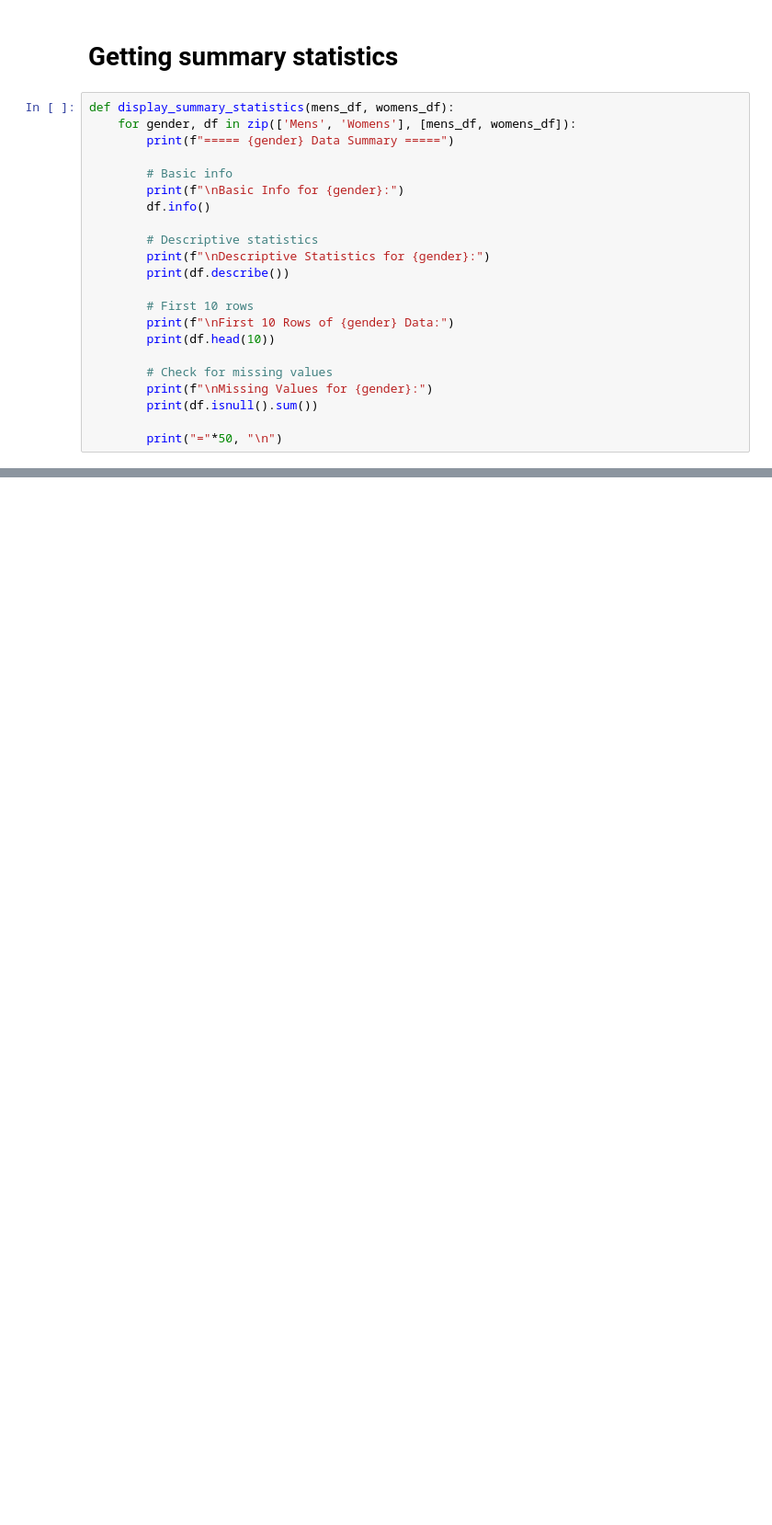
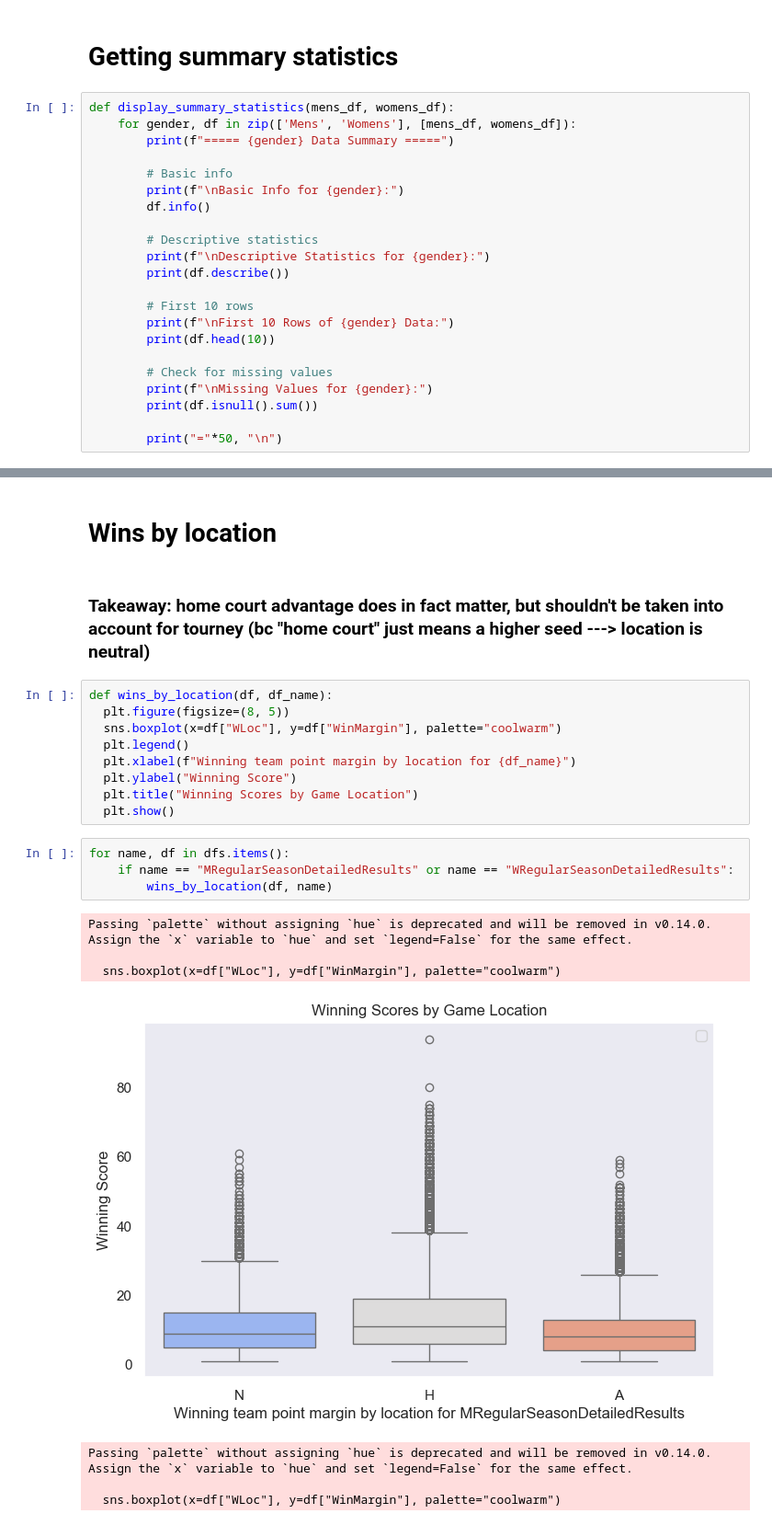
Before and after one commit to danchizik18/MarchMadness2025, a Jupyter notebook: notebooks/EDA/visualizations.ipynb, the cells around one changed output, grey strips where cells are left out. Shown at 92% size. Saved outputs shown, nothing was run; the diff lists cells and outputs as text; blank space fills up the shorter version.

```diff
--- a/notebooks/EDA/visualizations.ipynb
+++ b/notebooks/EDA/visualizations.ipynb
@@ -103,0 +98,25 @@ dtype: int64
+# %% [markdown]
+# Wins by location
+# %% [markdown]
+### Takeaway: home court advantage does in fact matter, but shouldn't be taken into account for tourney (bc "home court" just means a higher seed ---> location is neutral)
+# %%
+def wins_by_location(df, df_name):
+  plt.figure(figsize=(8, 5))
+  sns.boxplot(x=df["WLoc"], y=df["WinMargin"], palette="coolwarm")
+  plt.legend()
+  plt.xlabel(f"Winning team point margin by location for {df_name}")
+  plt.ylabel("Winning Score")
+  plt.title("Winning Scores by Game Location")
+  plt.show()
+# %%
+for name, df in dfs.items():
+    if name == "MRegularSeasonDetailedResults" or name == "WRegularSeasonDetailedResults":
+        wins_by_location(df, name)
+# %% [output]
+Passing `palette` without assigning `hue` is deprecated and will be removed in v0.14.0. Assign the `x` variable to `hue` and set `legend=False` for the same effect.
+
+  sns.boxplot(x=df["WLoc"], y=df["WinMargin"], palette="coolwarm")
+[figure, added]
+Passing `palette` without assigning `hue` is deprecated and will be removed in v0.14.0. Assign the `x` variable to `hue` and set `legend=False` for the same effect.
+
+  sns.boxplot(x=df["WLoc"], y=df["WinMargin"], palette="coolwarm")
```
Also changed, not shown: parts of 14 cells of this notebook.
